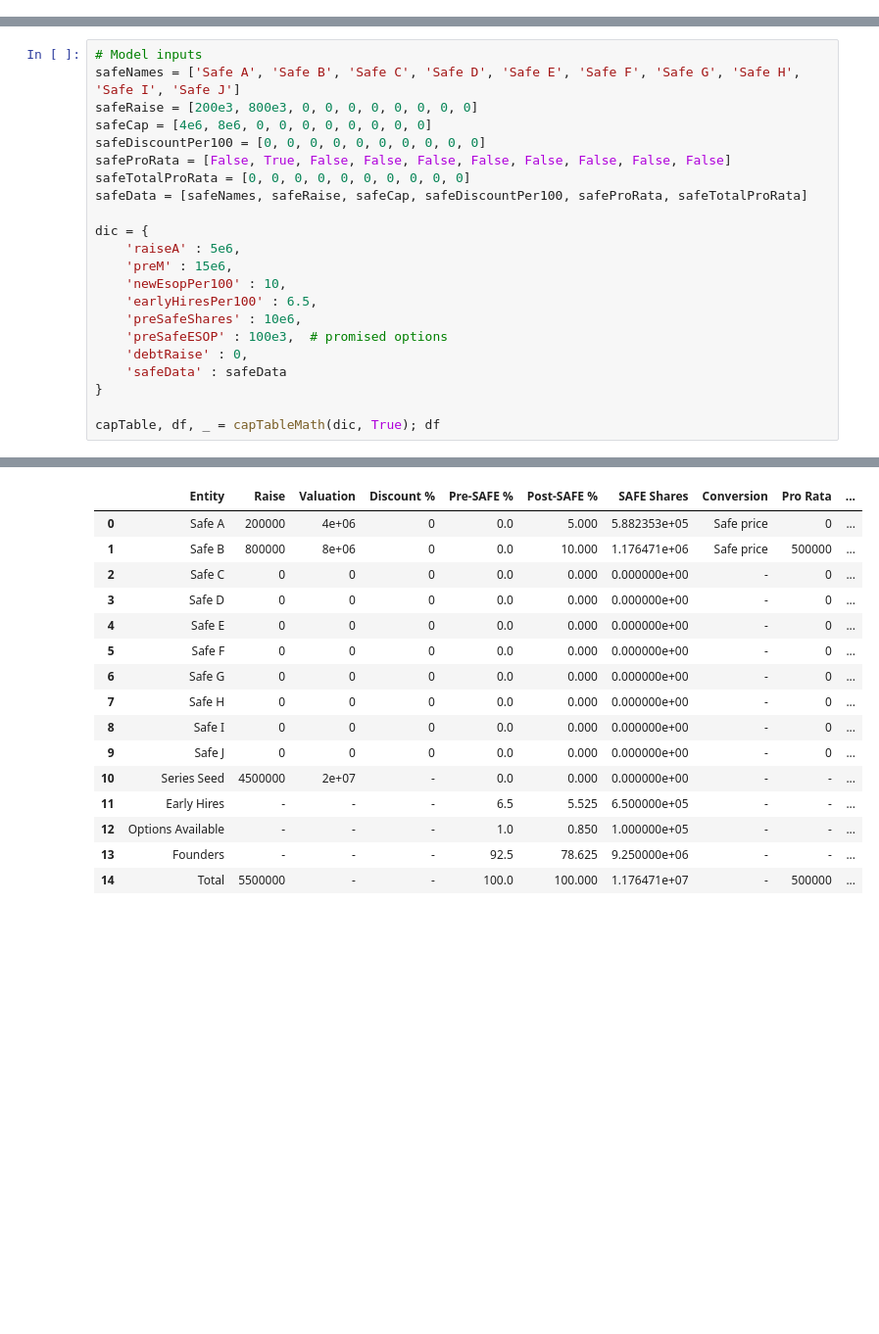
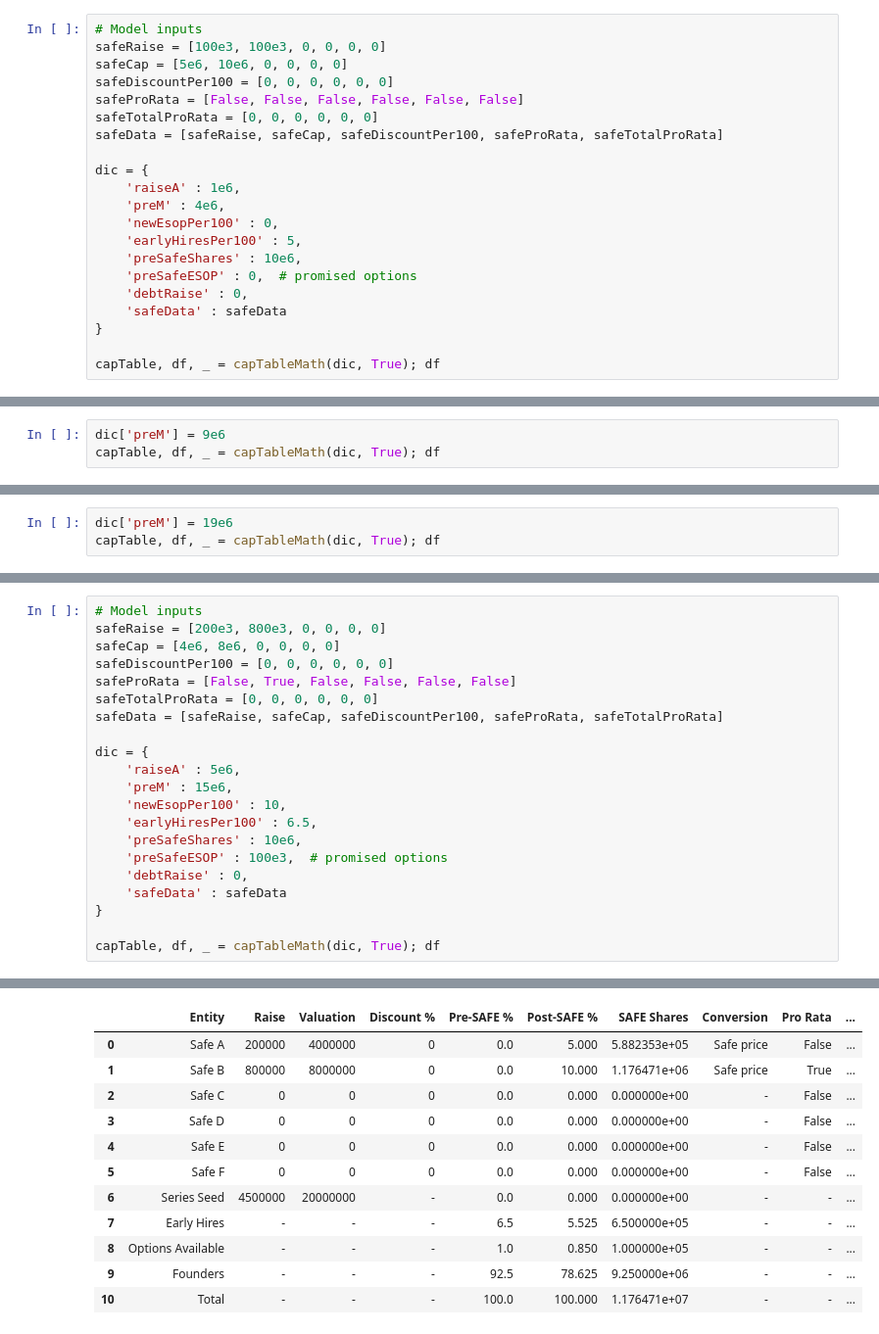
Before and after one commit to jamesbehzadi/capTable, a Jupyter notebook: capTable_YC.ipynb, the cells around one changed output, grey strips where cells are left out. Shown at 98% size. Cells and saved outputs as stored; diff of their text form; blank space fills up the shorter version.

```diff
--- a/capTable_YC.ipynb
+++ b/capTable_YC.ipynb
@@ -9,0 +26,21 @@
+# %%
+# Model inputs
+safeRaise = [100e3, 100e3, 0, 0, 0, 0]
+safeCap = [5e6, 10e6, 0, 0, 0, 0]
+safeDiscountPer100 = [0, 0, 0, 0, 0, 0]
+safeProRata = [False, False, False, False, False, False]
+safeTotalProRata = [0, 0, 0, 0, 0, 0]
+safeData = [safeRaise, safeCap, safeDiscountPer100, safeProRata, safeTotalProRata]
+
+dic = {
+    'raiseA' : 1e6,
+    'preM' : 4e6,
+    'newEsopPer100' : 0,
+    'earlyHiresPer100' : 5,
+    'preSafeShares' : 10e6,
+    'preSafeESOP' : 0,  # promised options
+    'debtRaise' : 0,
+    'safeData' : safeData
+}
+
+capTable, df, _ = capTableMath(dic, True); df
@@ -9,0 +73,3 @@
+# %%
+dic['preM'] = 9e6
+capTable, df, _ = capTableMath(dic, True); df
@@ -9,0 +105,3 @@
+# %%
+dic['preM'] = 19e6
+capTable, df, _ = capTableMath(dic, True); df
@@ -18,13 +139,12 @@ Example 1 (item 2) of Appendix II of YC SAFE User Guide (page 18, link [here](ht
 - Both SAFEs convert at Safe price as the post-money valuation is far enough from the SAFE caps
 # %%
 # Model inputs
-safeNames = ['Safe A', 'Safe B', 'Safe C', 'Safe D', 'Safe E', 'Safe F', 'Safe G', 'Safe H', 'Safe I', 'Safe J']
-safeRaise = [200e3, 800e3, 0, 0, 0, 0, 0, 0, 0, 0]
-safeCap = [4e6, 8e6, 0, 0, 0, 0, 0, 0, 0, 0]
-safeDiscountPer100 = [0, 0, 0, 0, 0, 0, 0, 0, 0, 0]
-safeProRata = [False, True, False, False, False, False, False, False, False, False]
-safeTotalProRata = [0, 0, 0, 0, 0, 0, 0, 0, 0, 0]
-safeData = [safeNames, safeRaise, safeCap, safeDiscountPer100, safeProRata, safeTotalProRata]
+safeRaise = [200e3, 800e3, 0, 0, 0, 0]
+safeCap = [4e6, 8e6, 0, 0, 0, 0]
+safeDiscountPer100 = [0, 0, 0, 0, 0, 0]
+safeProRata = [False, True, False, False, False, False]
+safeTotalProRata = [0, 0, 0, 0, 0, 0]
+safeData = [safeRaise, safeCap, safeDiscountPer100, safeProRata, safeTotalProRata]
 
 dic = {
     'raiseA' : 5e6,
@@ -45,22 +165,18 @@ Founders % Reduction =  48.4556227937
 Total Safe Raise =  1000000.0
 Total Pre-seed Raise =  1000000.0
 [figure]
 [figure]
 [figure]
 |  | Entity | Raise | Valuation | Discount % | Pre-SAFE % | Post-SAFE % | SAFE Shares | Conversion | Pro Rata | ... |
-| 0 | Safe A | 200000 | 4e+06 | 0 | 0.0 | 5.000 | 5.882353e+05 | Safe price | 0 | ... |
-| 1 | Safe B | 800000 | 8e+06 | 0 | 0.0 | 10.000 | 1.176471e+06 | Safe price | 500000 | ... |
-| 2 | Safe C | 0 | 0 | 0 | 0.0 | 0.000 | 0.000000e+00 | - | 0 | ... |
-| 3 | Safe D | 0 | 0 | 0 | 0.0 | 0.000 | 0.000000e+00 | - | 0 | ... |
-| 4 | Safe E | 0 | 0 | 0 | 0.0 | 0.000 | 0.000000e+00 | - | 0 | ... |
-| 5 | Safe F | 0 | 0 | 0 | 0.0 | 0.000 | 0.000000e+00 | - | 0 | ... |
-| 6 | Safe G | 0 | 0 | 0 | 0.0 | 0.000 | 0.000000e+00 | - | 0 | ... |
-| 7 | Safe H | 0 | 0 | 0 | 0.0 | 0.000 | 0.000000e+00 | - | 0 | ... |
-| 8 | Safe I | 0 | 0 | 0 | 0.0 | 0.000 | 0.000000e+00 | - | 0 | ... |
-| 9 | Safe J | 0 | 0 | 0 | 0.0 | 0.000 | 0.000000e+00 | - | 0 | ... |
-| 10 | Series Seed | 4500000 | 2e+07 | - | 0.0 | 0.000 | 0.000000e+00 | - | - | ... |
-| 11 | Early Hires | - | - | - | 6.5 | 5.525 | 6.500000e+05 | - | - | ... |
-| 12 | Options Available | - | - | - | 1.0 | 0.850 | 1.000000e+05 | - | - | ... |
-| 13 | Founders | - | - | - | 92.5 | 78.625 | 9.250000e+06 | - | - | ... |
-| 14 | Total | 5500000 | - | - | 100.0 | 100.000 | 1.176471e+07 | - | 500000 | ... |
+| 0 | Safe A | 200000 | 4000000 | 0 | 0.0 | 5.000 | 5.882353e+05 | Safe price | False | ... |
+| 1 | Safe B | 800000 | 8000000 | 0 | 0.0 | 10.000 | 1.176471e+06 | Safe price | True | ... |
+| 2 | Safe C | 0 | 0 | 0 | 0.0 | 0.000 | 0.000000e+00 | - | False | ... |
+| 3 | Safe D | 0 | 0 | 0 | 0.0 | 0.000 | 0.000000e+00 | - | False | ... |
+| 4 | Safe E | 0 | 0 | 0 | 0.0 | 0.000 | 0.000000e+00 | - | False | ... |
+| 5 | Safe F | 0 | 0 | 0 | 0.0 | 0.000 | 0.000000e+00 | - | False | ... |
+| 6 | Series Seed | 4500000 | 20000000 | - | 0.0 | 0.000 | 0.000000e+00 | - | - | ... |
+| 7 | Early Hires | - | - | - | 6.5 | 5.525 | 6.500000e+05 | - | - | ... |
+| 8 | Options Available | - | - | - | 1.0 | 0.850 | 1.000000e+05 | - | - | ... |
+| 9 | Founders | - | - | - | 92.5 | 78.625 | 9.250000e+06 | - | - | ... |
+| 10 | Total | - | - | - | 100.0 | 100.000 | 1.176471e+07 | - | - | ... |
 # %% [markdown]
```
Also changed, not shown: parts of 15 cells of this notebook.
